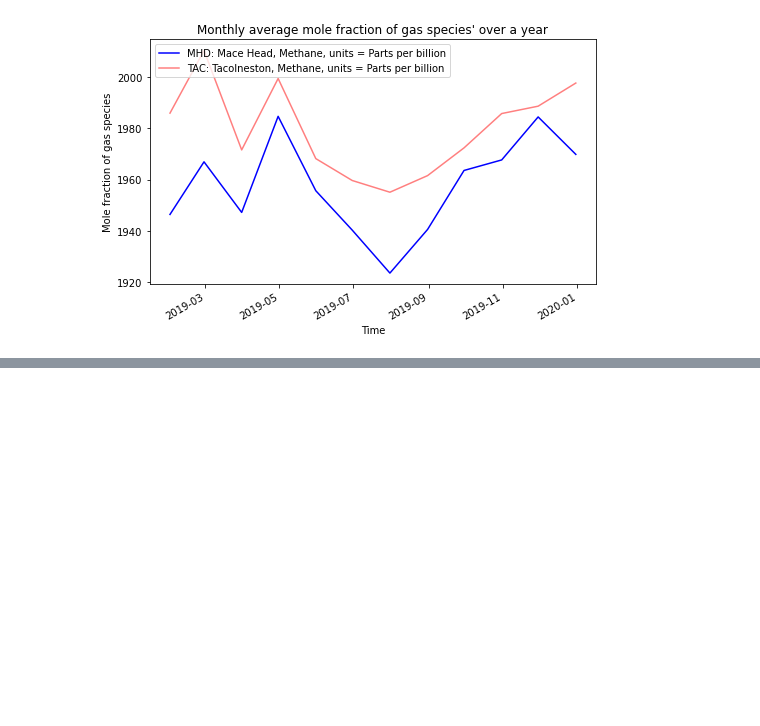
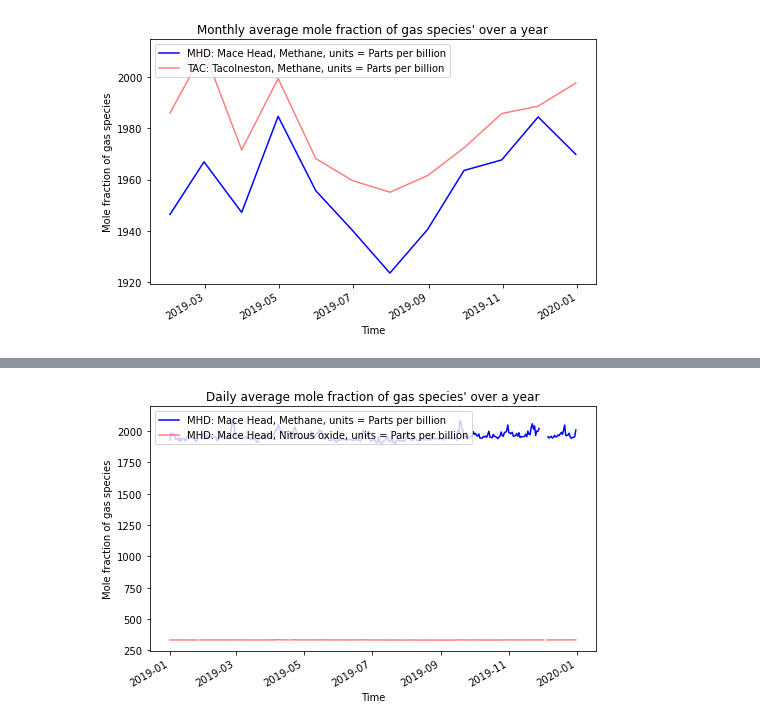
Before and after one commit to TJ-2003/Assessment2, a Jupyter notebook: instructions.ipynb, the cells around one changed output, grey strips where cells are left out. Cells and saved outputs as stored; diff of their text form; code cells hidden in the pictures; blank space fills up the shorter version.

```diff
--- a/instructions.ipynb
+++ b/instructions.ipynb
@@ -109,0 +141,4 @@ mhd_ch4_data.multiplot_monthly_average(tac_ch4_data)
+# %%
+mhd_ch4_data.multiplot_daily_average(mhd_n2o_data)
+# %% [output]
+[figure, added]
```
Also changed, not shown: parts of 26 cells of this notebook, 1 other file.
